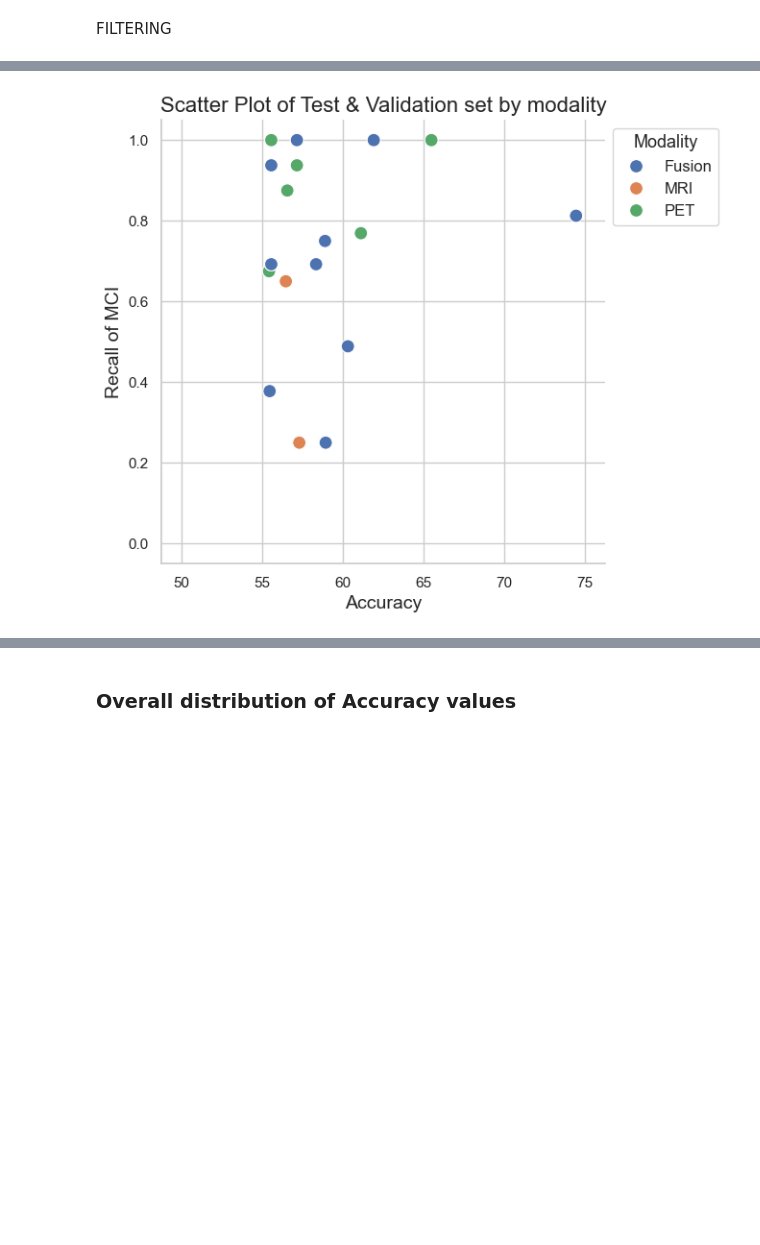
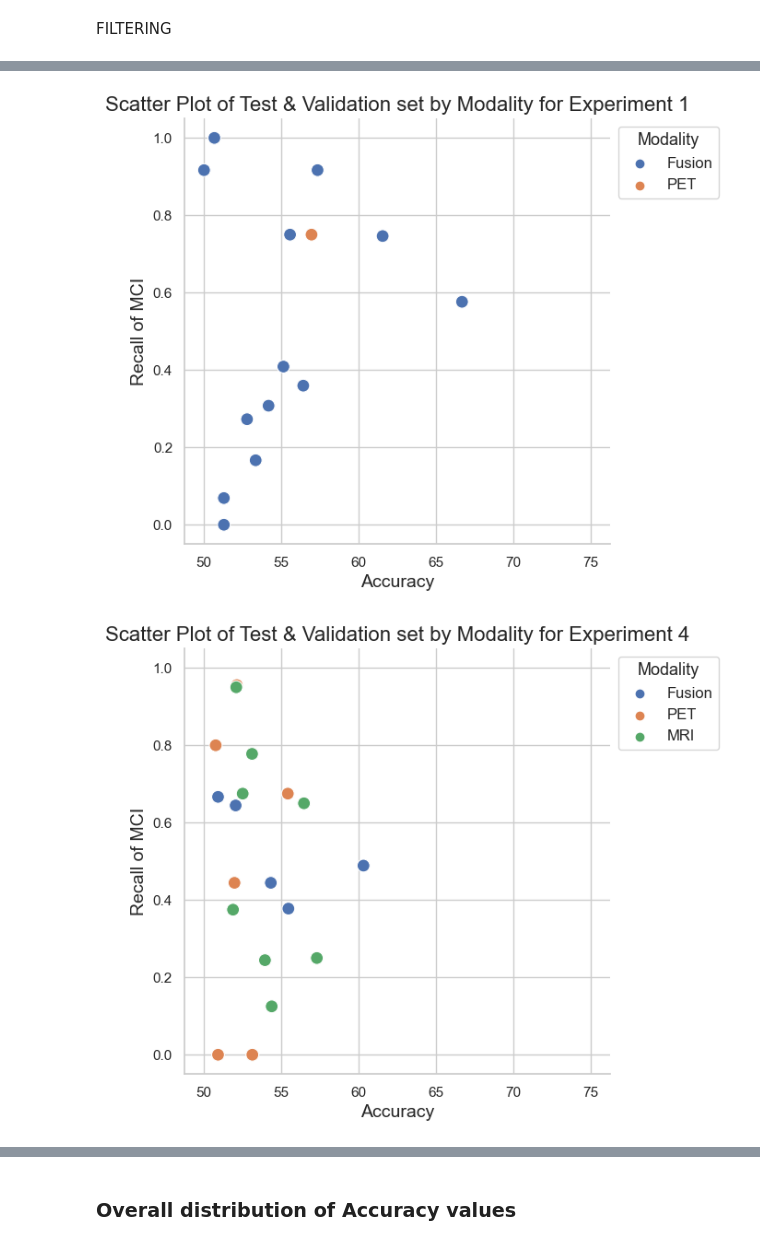
Before and after one commit to Michaelfosse/MasterThesis, a Jupyter notebook: Code/3. Descriptive analytics/Describing_Results.ipynb, the cells around one changed output, grey strips where cells are left out. Drawn from its saved outputs; the diff is of its cells as text; code cells hidden in the pictures; blank space fills up the shorter version.

```diff
--- a/Code/3. Descriptive analytics/Describing_Results.ipynb
+++ b/Code/3. Descriptive analytics/Describing_Results.ipynb
@@ -303,0 +314,19 @@ all_results = all_results[all_results['model']=='VGG3D']
+# %%
+# Define the experiment mappings
+experiment_mappings = {
+    'Fusion(193x229x193)_Baseline3DCNN': 'Experiment 1',
+    'Masked PET(193x229x193)_Baseline3DCNN': 'Experiment 1',
+    'Fusion(110x110x110)_VGG3D': 'Experiment 4',
+    'Masked PET(110x110x110)_VGG3D': 'Experiment 4',
+    'Co-registered PET(110x110x110)_VGG3D': 'Experiment 4',
+    'MRI Spatially normalized(110x110x110)_VGG3D': 'Experiment 4',
+    'Fusion(193x229x193)_VGG3D': 'Experiment 6',
+    'Original PET(160x160x96)_VGG3D': 'Experiment 5',
+    'Fusion(160x160x96)_VGG3D': 'Experiment 5'
+}
+
+# Map the "Combined" column to the "Experiment" column
+all_results['Experiment'] = all_results['Combined'].map(experiment_mappings)
+
+# Print the DataFrame to verify
+print(all_results)
@@ -304,42 +351,46 @@ all_results = all_results[all_results['model']=='VGG3D']
 # %%
-import seaborn as sns
-import matplotlib.pyplot as plt
+# Getting the unique experiments
+unique_experiments = all_results['Experiment'].dropna().unique()
 
 # Setting a style for the plot to make it look more professional
 sns.set(style="whitegrid")
 
-# Creating the scatter plot
-plt.figure(figsize=(10, 6))  # Adjust the size of the plot as needed
-scatter_plot = sns.scatterplot(data=all_results, x='Test & Validation Accuracy', y='Recall_MCI',
-                               hue='Modality', palette='deep', s=100)
+# Loop through each unique experiment and create a scatter plot
+for experiment in unique_experiments:
+    plt.figure(figsize=(10, 6))  # Adjust the size of the plot as needed
+    scatter_plot = sns.scatterplot(data=all_results[all_results['Experiment'] == experiment],
+                                   x='Test & Validation Accuracy', y='Recall_MCI',
+                                   hue='Modality', palette='deep', s=100)
 
-# Adding plot title and labels with appropriate font size
-plt.title('Scatter Plot of Test & Validation set by modality', fontsize=16)
-plt.xlabel('Accuracy', fontsize=14)
-plt.ylabel('Recall of MCI', fontsize=14)
+    # Adding plot title and labels with appropriate font size
+    plt.title(f'Scatter Plot of Test & Validation set by Modality for {experiment}', fontsize=16)
+    plt.xlabel('Accuracy', fontsize=14)
+    plt.ylabel('Recall of MCI', fontsize=14)
 
-# Enhancing the legend
-plt.legend(title='Modality', title_fontsize='13', fontsize='12', loc='upper left', bbox_to_anchor=(1, 1))
+    # Enhancing the legend
+    plt.legend(title='Modality', title_fontsize='13', fontsize='12', loc='upper left', bbox_to_anchor=(1, 1))
 
-# Ensuring both axes start from the same point and have the same length
-x_min = 50
-x_max = 75
-y_min = 0
-y_max = 1
+    # Ensuring both axes start from the same point and have the same length
+    x_min = 50
+    x_max = 75
+    y_min = 0
+    y_max = 1
 
-# Adding a margin of 5% to both axes
-x_margin = (x_max - x_min) * 0.05
-y_margin = (y_max - y_min) * 0.05
+    # Adding a margin of 5% to both axes
+    x_margin = (x_max - x_min) * 0.05
+    y_margin = (y_max - y_min) * 0.05
 
-plt.xlim(x_min - x_margin, x_max + x_margin)
-plt.ylim(y_min - y_margin, y_max + y_margin)
+    plt.xlim(x_min - x_margin, x_max + x_margin)
+    plt.ylim(y_min - y_margin, y_max + y_margin)
 
-# Make both axes have the same length
-plt.gca().set_aspect((x_max - x_min + 2 * x_margin) / (y_max - y_min + 2 * y_margin))
+    # Make both axes have the same length
+    plt.gca().set_aspect((x_max - x_min + 2 * x_margin) / (y_max - y_min + 2 * y_margin))
 
-# Optional: Remove the top and right spines for a cleaner look
-sns.despine()
+    # Optional: Remove the top and right spines for a cleaner look
+    sns.despine()
 
-plt.show()
+    # Show the plot
+    plt.show()
 # %% [output]
-[figure, old version]
+[figure, new version]
+[figure, added]
```
Also changed, not shown: parts of 29 cells of this notebook, 2 other files.
